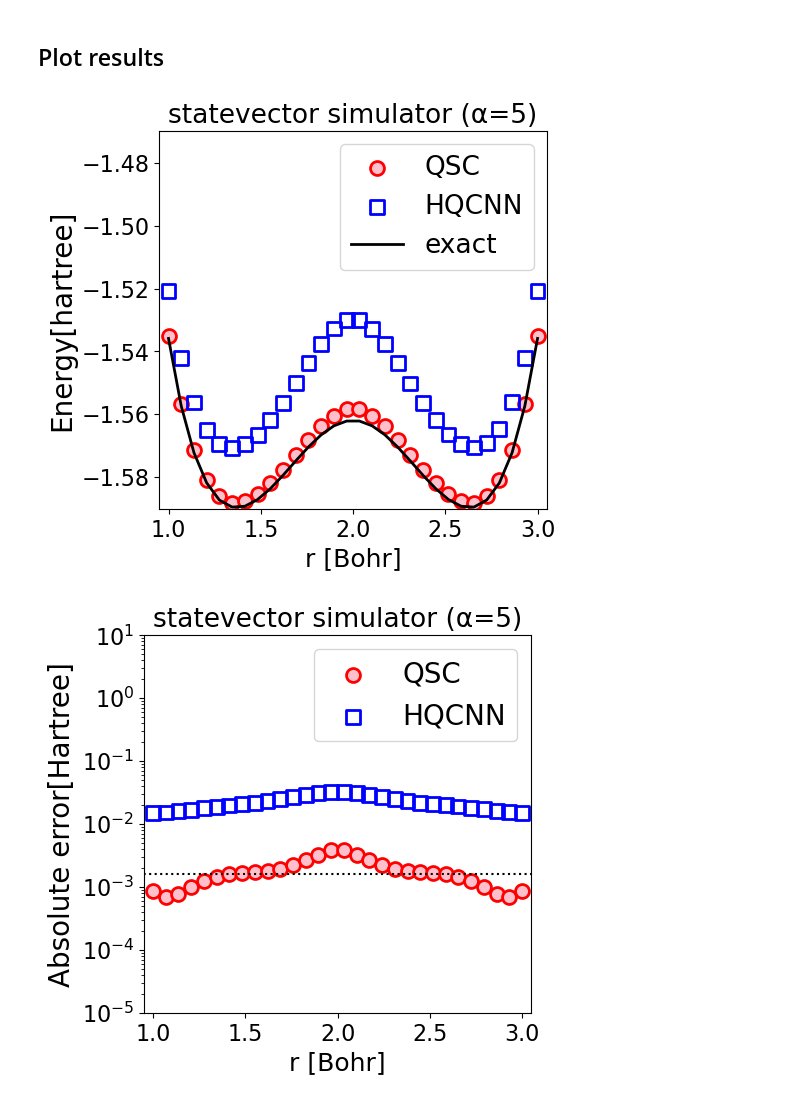
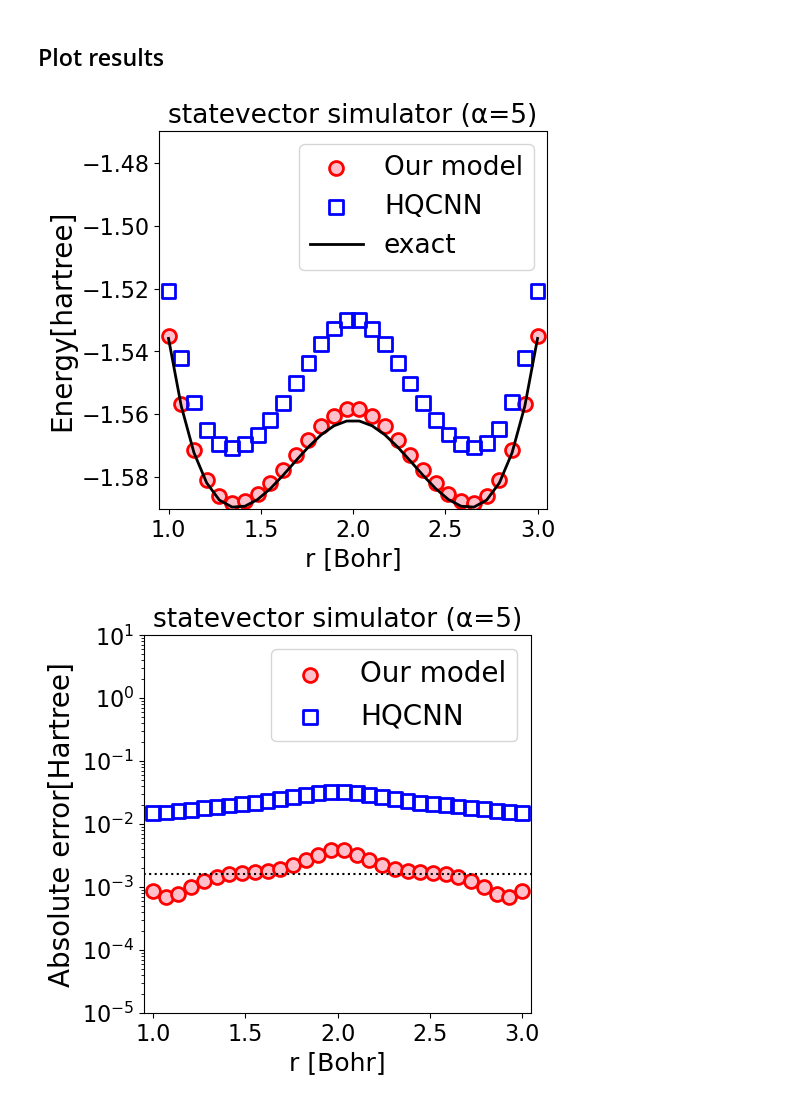
Before and after one commit to yasnishi/qcl_pnc, a Jupyter notebook: H3_PES.ipynb, the cells around one changed output. Drawn from its saved outputs; the diff is of its cells as text; code cells hidden in the pictures.

```diff
--- a/H3_PES.ipynb
+++ b/H3_PES.ipynb
@@ -141,35 +141,35 @@ with open('./classical_sol/exact_h3_R4.pickle','rb') as g:
 # %%
 plt.figure(figsize=(5, 5), dpi=100)
 
 x = []
 for i in range(len(X_test)):
     x.append(X_test[i][0])
 
 
-plt.scatter(np.array(x)/Bohr,eng1,marker='o',s=100, facecolor='pink', edgecolors='red',lw=2,label='QSC')
+plt.scatter(np.array(x)/Bohr,eng1,marker='o',s=100, facecolor='pink', edgecolors='red',lw=2,label='Our model')
 plt.scatter(np.array(x)/Bohr,eng2,marker='s',s=100, facecolor='None', edgecolors='blue',lw=2,label='HQCNN')
 plt.plot(np.array(x)/Bohr,exact_energy, c='black',label='exact',lw=2)
 
 
 plt.xticks(fontsize=16)
 plt.yticks(fontsize=16)
 plt.legend(fontsize=19)
 
 plt.title('statevector simulator (α=5)',fontsize=19)
 
 plt.xlabel(
     'r [Bohr]',
     fontsize=18,
 )
 plt.ylabel('Energy[hartree]', fontsize=20)
 
 plt.xlim(0.95,3.05)
 plt.xticks( np.arange(1.0, 3.1, 0.5))
 plt.ylim(-1.59,-1.47)
 
 plt.show()
 # %% [output]
-[figure, old version]
+[figure, new version]
 # %%
 deltaE1= []
 deltaE2= []
@@ -181,8 +181,8 @@ for i in range(len(X_test)):
 # %%
 plt.figure(figsize=(5, 5), dpi=100)
 
-#plt.scatter(x,deltaE1,marker='o',s=50,facecolor='None', edgecolors='red',lw=2,label='QSC')
-plt.scatter(np.array(x)/Bohr,deltaE1,marker='o',s=100,facecolor='pink', edgecolors='red',lw=2,label='QSC')
+#plt.scatter(x,deltaE1,marker='o',s=50,facecolor='None', edgecolors='red',lw=2,label='Our model')
+plt.scatter(np.array(x)/Bohr,deltaE1,marker='o',s=100,facecolor='pink', edgecolors='red',lw=2,label='Our model')
 plt.scatter(np.array(x)/Bohr,deltaE2,marker='s',s=100,facecolor='None', edgecolors='blue',lw=2,label='HQCNN')
 plt.hlines(0.00159,0.8, 3.2, color='black', linestyles='dotted')
 
@@ -201,7 +201,7 @@ plt.xticks( np.arange(1.0, 3.1, 0.5))
 
 plt.show()
 # %% [output]
-[figure, old version]
+[figure, new version]
 # %%
 import qiskit.tools.jupyter
 %qiskit_version_table
```
Also changed, not shown: parts of 6 cells of this notebook, 3 other files.
